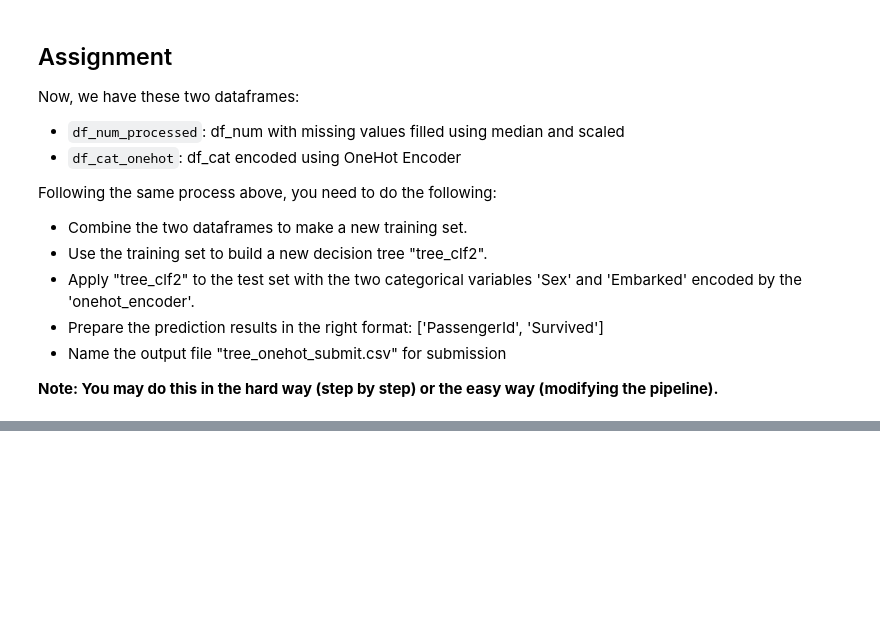
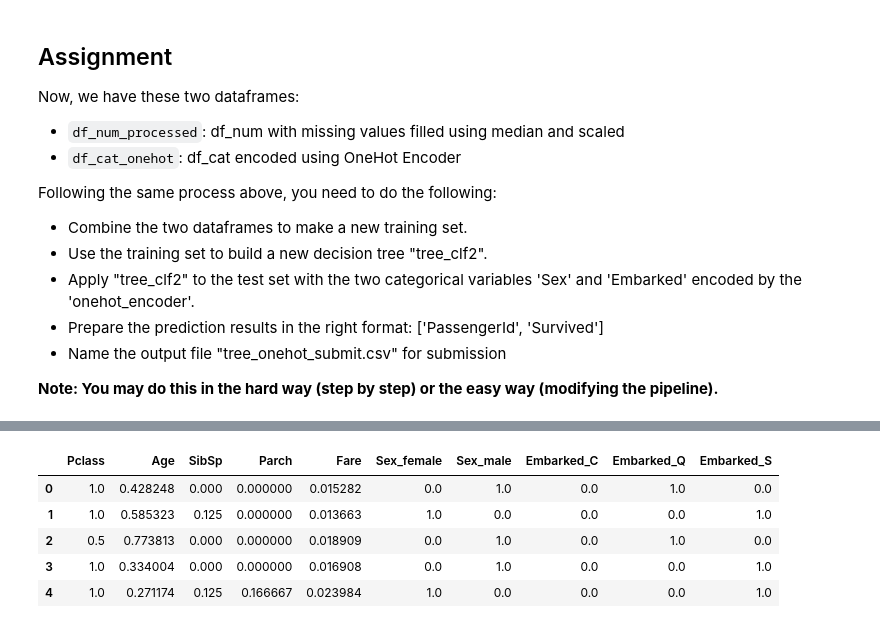
Before and after one commit to Luca-1221/MyMIS433, a Jupyter notebook: Copy_of_data_preprocessing_for_modeling.ipynb, the cells around one changed output, grey strips where cells are left out. Cells and saved outputs as stored; diff of their text form; code cells hidden in the pictures; blank space fills up the shorter version.

```diff
--- a/Copy_of_data_preprocessing_for_modeling.ipynb
+++ b/Copy_of_data_preprocessing_for_modeling.ipynb
@@ -881,0 +939,18 @@ Following the same process above, you need to do the following:
+# %%
+# Process test categorical data using the fitted onehot_encoder
+df_test_cat_onehot = onehot_encoder.transform(df_test_cat).toarray()
+
+# Convert to DataFrame with appropriate column names
+df_test_cat_onehot = pd.DataFrame(df_test_cat_onehot, columns=onehot_encoder.get_feature_names_out())
+
+# Combine with processed numerical test data
+titanic_test_onehot = pd.concat([df_test_num_processed, df_test_cat_onehot], axis=1)
+
+display(titanic_test_onehot.head())
+# %% [output]
+|  | Pclass | Age | SibSp | Parch | Fare | Sex_female | Sex_male | Embarked_C | Embarked_Q | Embarked_S |
+| 0 | 1.0 | 0.428248 | 0.000 | 0.000000 | 0.015282 | 0.0 | 1.0 | 0.0 | 1.0 | 0.0 |
+| 1 | 1.0 | 0.585323 | 0.125 | 0.000000 | 0.013663 | 1.0 | 0.0 | 0.0 | 0.0 | 1.0 |
+| 2 | 0.5 | 0.773813 | 0.000 | 0.000000 | 0.018909 | 0.0 | 1.0 | 0.0 | 1.0 | 0.0 |
+| 3 | 1.0 | 0.334004 | 0.000 | 0.000000 | 0.016908 | 0.0 | 1.0 | 0.0 | 0.0 | 1.0 |
+| 4 | 1.0 | 0.271174 | 0.125 | 0.166667 | 0.023984 | 1.0 | 0.0 | 0.0 | 0.0 | 1.0 |
```
Also changed, not shown: parts of 9 cells of this notebook.
